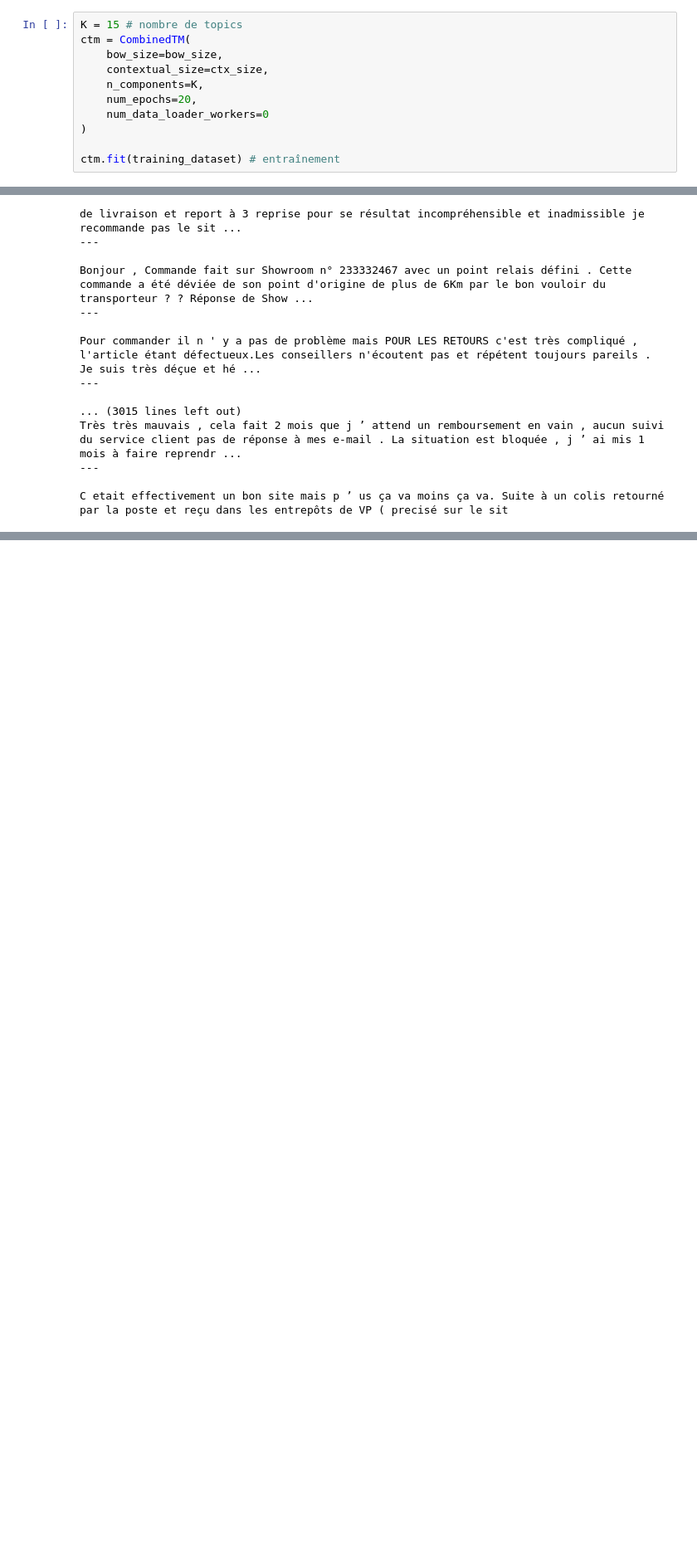
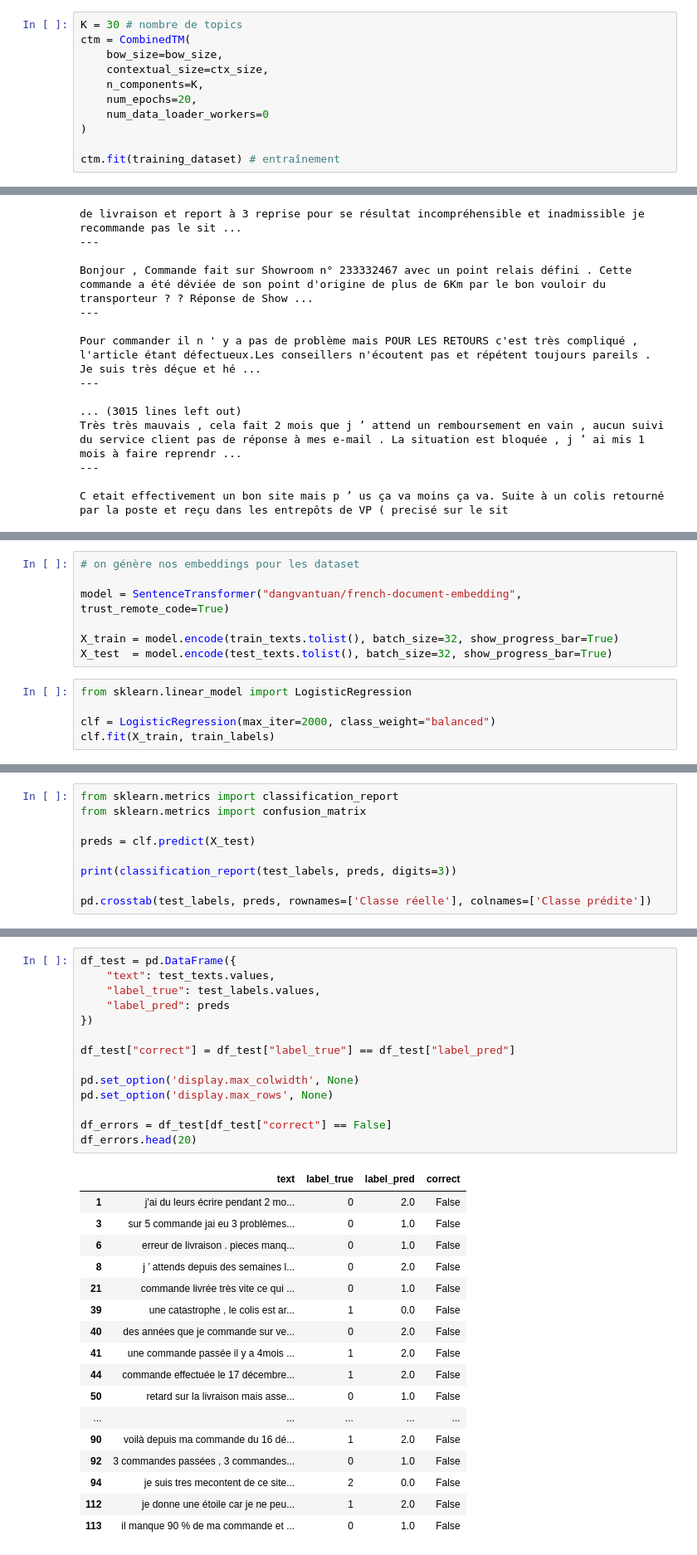
Before and after one commit to laurinecharbonnier/trustpilot, a Jupyter notebook: notebooks/Modelisation_CTM.ipynb, the cells around one changed output, grey strips where cells are left out. Shown: that part at 83% size. Saved outputs shown, nothing was run; the diff lists cells and outputs as text; blank space fills up the shorter version.

Commit message:
CTM + LogRegression

```diff
--- a/notebooks/Modelisation_CTM.ipynb
+++ b/notebooks/Modelisation_CTM.ipynb
@@ -49,5 +63,5 @@ bow_size, ctx_size
 # %%
-K = 15 # nombre de topics
+K = 30 # nombre de topics
 ctm = CombinedTM(
     bow_size=bow_size,
     contextual_size=ctx_size,
@@ -209,0 +258,12 @@ C etait effectivement un bon site mais p ’ us ça va moins ça va. Suite à un
+# %%
+# on génère nos embeddings pour les dataset
+
+model = SentenceTransformer("dangvantuan/french-document-embedding", trust_remote_code=True)
+
+X_train = model.encode(train_texts.tolist(), batch_size=32, show_progress_bar=True)
+X_test  = model.encode(test_texts.tolist(), batch_size=32, show_progress_bar=True)
+# %%
+from sklearn.linear_model import LogisticRegression
+
+clf = LogisticRegression(max_iter=2000, class_weight="balanced")
+clf.fit(X_train, train_labels)
@@ -209,0 +272,9 @@ C etait effectivement un bon site mais p ’ us ça va moins ça va. Suite à un
+# %%
+from sklearn.metrics import classification_report
+from sklearn.metrics import confusion_matrix
+
+preds = clf.predict(X_test)
+
+print(classification_report(test_labels, preds, digits=3))
+
+pd.crosstab(test_labels, preds, rownames=['Classe réelle'], colnames=['Classe prédite'])
@@ -209,0 +296,32 @@ C etait effectivement un bon site mais p ’ us ça va moins ça va. Suite à un
+# %%
+df_test = pd.DataFrame({
+    "text": test_texts.values,
+    "label_true": test_labels.values,
+    "label_pred": preds
+})
+
+df_test["correct"] = df_test["label_true"] == df_test["label_pred"]
+
+pd.set_option('display.max_colwidth', None)
+pd.set_option('display.max_rows', None)
+
+df_errors = df_test[df_test["correct"] == False]
+df_errors.head(20)
+# %% [output]
+|  | text | label_true | label_pred | correct |
+| 1 | j'ai du leurs écrire pendant 2 mo... | 0 | 2.0 | False |
+| 3 | sur 5 commande jai eu 3 problèmes... | 0 | 1.0 | False |
+| 6 | erreur de livraison . pieces manq... | 0 | 1.0 | False |
+| 8 | j ’ attends depuis des semaines l... | 0 | 2.0 | False |
+| 21 | commande livrée très vite ce qui ... | 0 | 1.0 | False |
+| 39 | une catastrophe , le colis est ar... | 1 | 0.0 | False |
+| 40 | des années que je commande sur ve... | 0 | 2.0 | False |
+| 41 | une commande passée il y a 4mois ... | 1 | 2.0 | False |
+| 44 | commande effectuée le 17 décembre... | 1 | 2.0 | False |
+| 50 | retard sur la livraison mais asse... | 0 | 1.0 | False |
+| ... | ... | ... | ... | ... |
+| 90 | voilà depuis ma commande du 16 dé... | 1 | 2.0 | False |
+| 92 | 3 commandes passées , 3 commandes... | 0 | 1.0 | False |
+| 94 | je suis tres mecontent de ce site... | 2 | 0.0 | False |
+| 112 | je donne une étoile car je ne peu... | 1 | 2.0 | False |
+| 113 | il manque 90 % de ma commande et ... | 0 | 1.0 | False |
```
Also changed, not shown: parts of 10 cells of this notebook, 6 other files.
